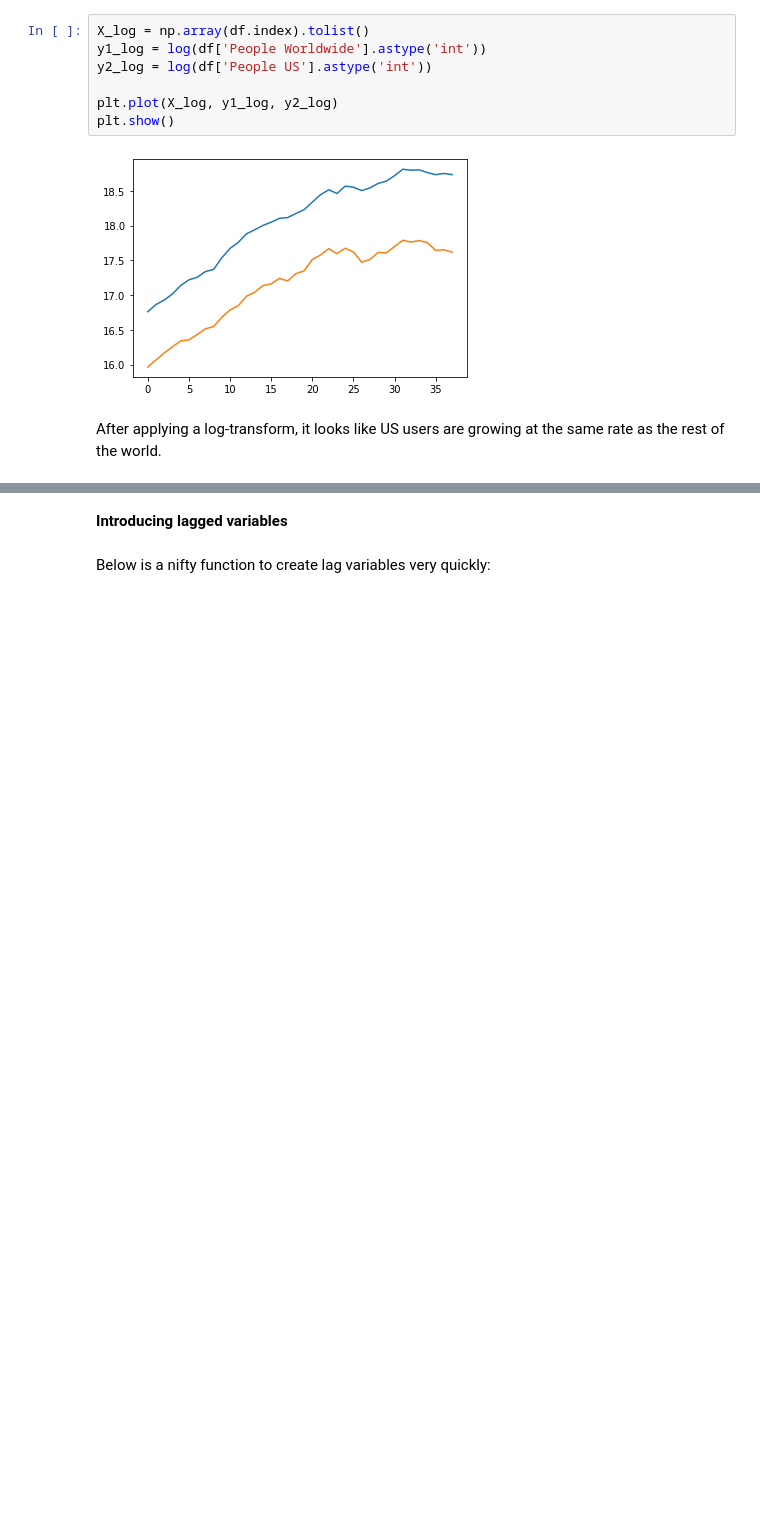
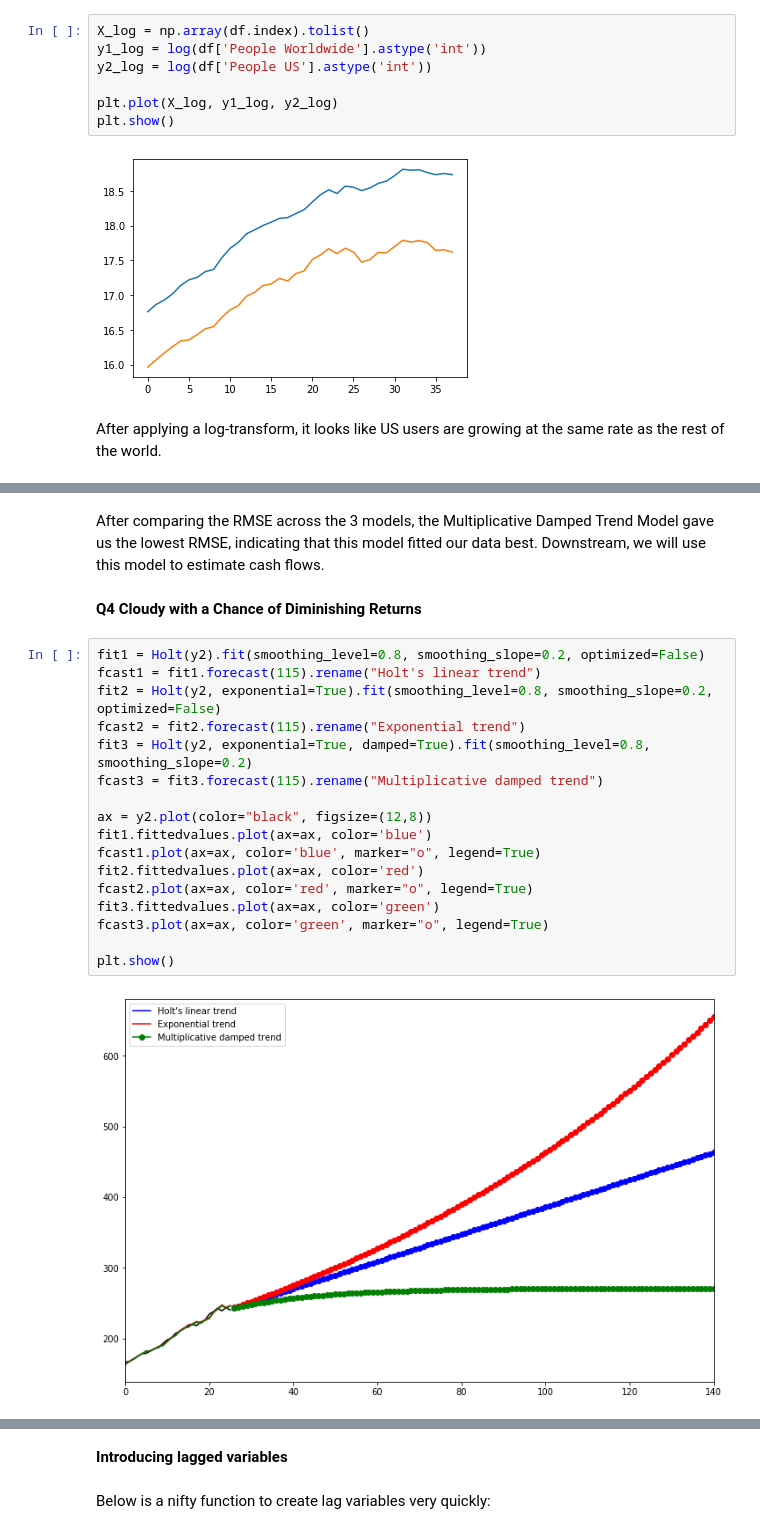
Before and after one commit to harizhisham/yahoo-tumblr, a Jupyter notebook: tumblr-acquistion-sol.ipynb, the cells around one changed output, grey strips where cells are left out. Cells and saved outputs as stored; diff of their text form; blank space fills up the shorter version.

```diff
--- a/tumblr-acquistion-sol.ipynb
+++ b/tumblr-acquistion-sol.ipynb
@@ -118,0 +248,23 @@ After applying a log-transform, it looks like US users are growing at the same r
+# %% [markdown]
+After comparing the RMSE across the 3 models, the Multiplicative Damped Trend Model gave us the lowest RMSE, indicating that this model fitted our data best. Downstream, we will use this model to estimate cash flows.
+# %% [markdown]
+__Q4 Cloudy with a Chance of Diminishing Returns__
+# %%
+fit1 = Holt(y2).fit(smoothing_level=0.8, smoothing_slope=0.2, optimized=False)
+fcast1 = fit1.forecast(115).rename("Holt's linear trend")
+fit2 = Holt(y2, exponential=True).fit(smoothing_level=0.8, smoothing_slope=0.2, optimized=False)
+fcast2 = fit2.forecast(115).rename("Exponential trend")
+fit3 = Holt(y2, exponential=True, damped=True).fit(smoothing_level=0.8, smoothing_slope=0.2)
+fcast3 = fit3.forecast(115).rename("Multiplicative damped trend")
+
+ax = y2.plot(color="black", figsize=(12,8))
+fit1.fittedvalues.plot(ax=ax, color='blue')
+fcast1.plot(ax=ax, color='blue', marker="o", legend=True)
+fit2.fittedvalues.plot(ax=ax, color='red')
+fcast2.plot(ax=ax, color='red', marker="o", legend=True)
+fit3.fittedvalues.plot(ax=ax, color='green')
+fcast3.plot(ax=ax, color='green', marker="o", legend=True)
+
+plt.show()
+# %% [output]
+[figure, added]
```
Also changed, not shown: parts of 42 cells of this notebook.
